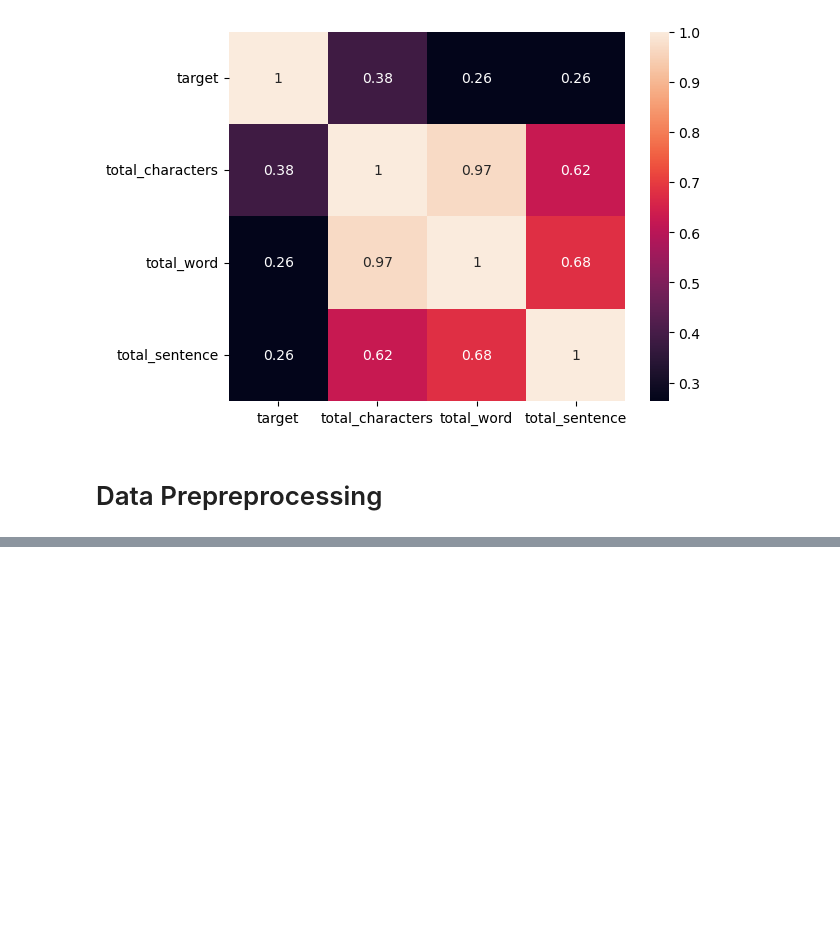
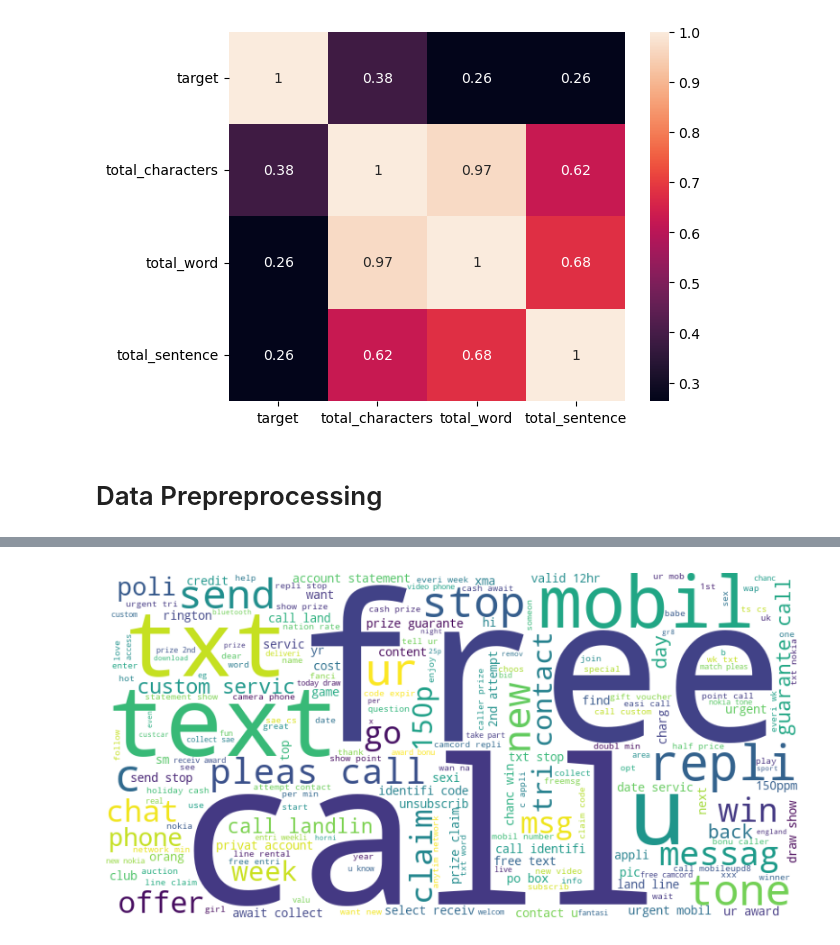
Before and after one commit to milanrai14/sms-spam-detection, a Jupyter notebook: notebook/sms_spam_detection.ipynb, the cells around one changed output, grey strips where cells are left out. Cells and saved outputs as stored; diff of their text form; code cells hidden in the pictures; blank space fills up the shorter version.

```diff
--- a/notebook/sms_spam_detection.ipynb
+++ b/notebook/sms_spam_detection.ipynb
@@ -325,0 +352,6 @@ sns.heatmap(df.corr(numeric_only=True),annot=True)
+# %%
+from nltk.stem.porter import PorterStemmer
+
+ps = PorterStemmer()
+
+ps.stem("Dancing")
@@ -331,5 +365,15 @@ def transform_text(text):
     for i in text:
         if i.isalnum():
             y.append(i)
-    return y
+    text = y[:]
+    y.clear()
+    for i in text:
+        if i not in stopwords.words('english') and i not in string.punctuation:
+            y.append(i)
+    text = y[:]
+    y.clear()
+    for i in text:
+        y.append(ps.stem(i))
+
+    return " ".join(y)
 # %%
@@ -338,0 +388,2 @@ transform_text('Hi hello')
+# %%
+df['transformed_text']=df['text'].apply(transform_text)
@@ -338,0 +445,15 @@ transform_text('Hi hello')
+# %%
+spam_text = " ".join(df[df['target'] == 1]['transformed_text'])
+
+wordcloud = WordCloud(
+    width=800,
+    height=400,
+    background_color='white'
+).generate(spam_text)
+
+plt.figure(figsize=(10, 5))
+plt.imshow(wordcloud)
+plt.axis('off')
+plt.show()
+# %% [output]
+[figure, added]
```
Also changed, not shown: parts of 24 cells of this notebook.
